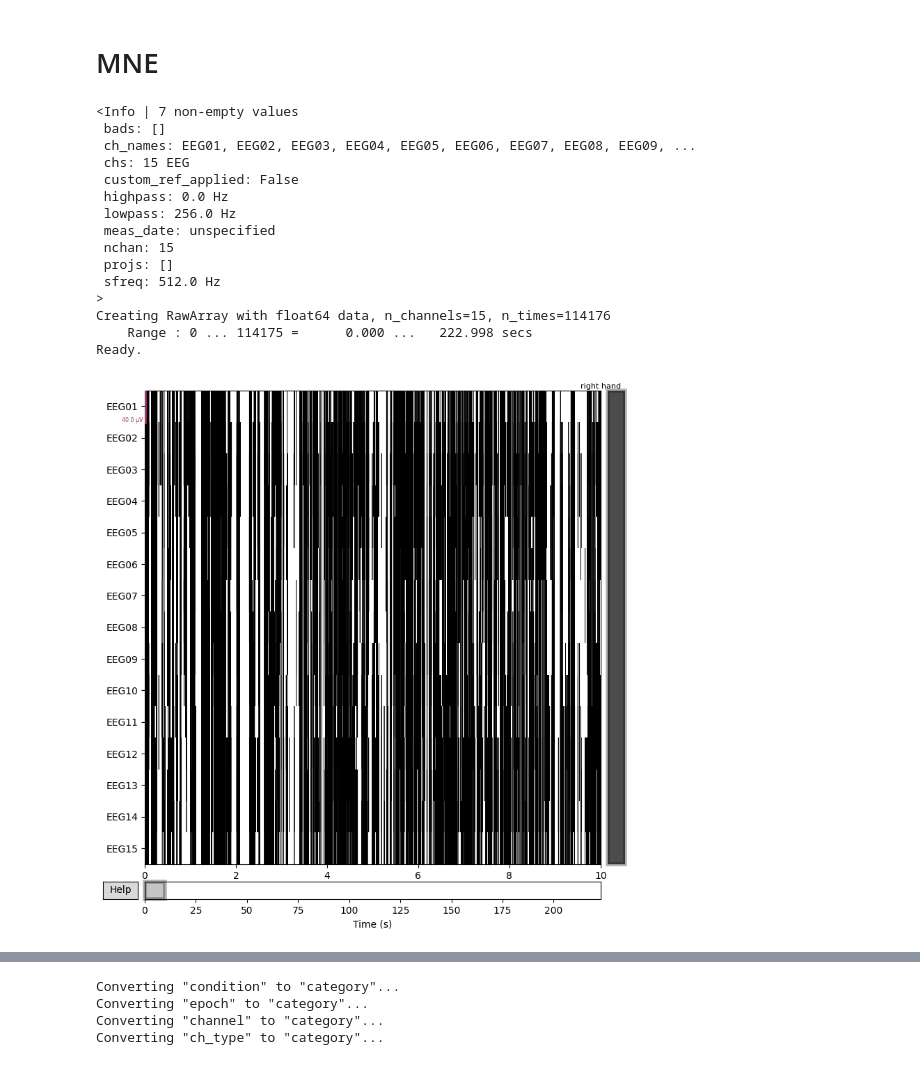
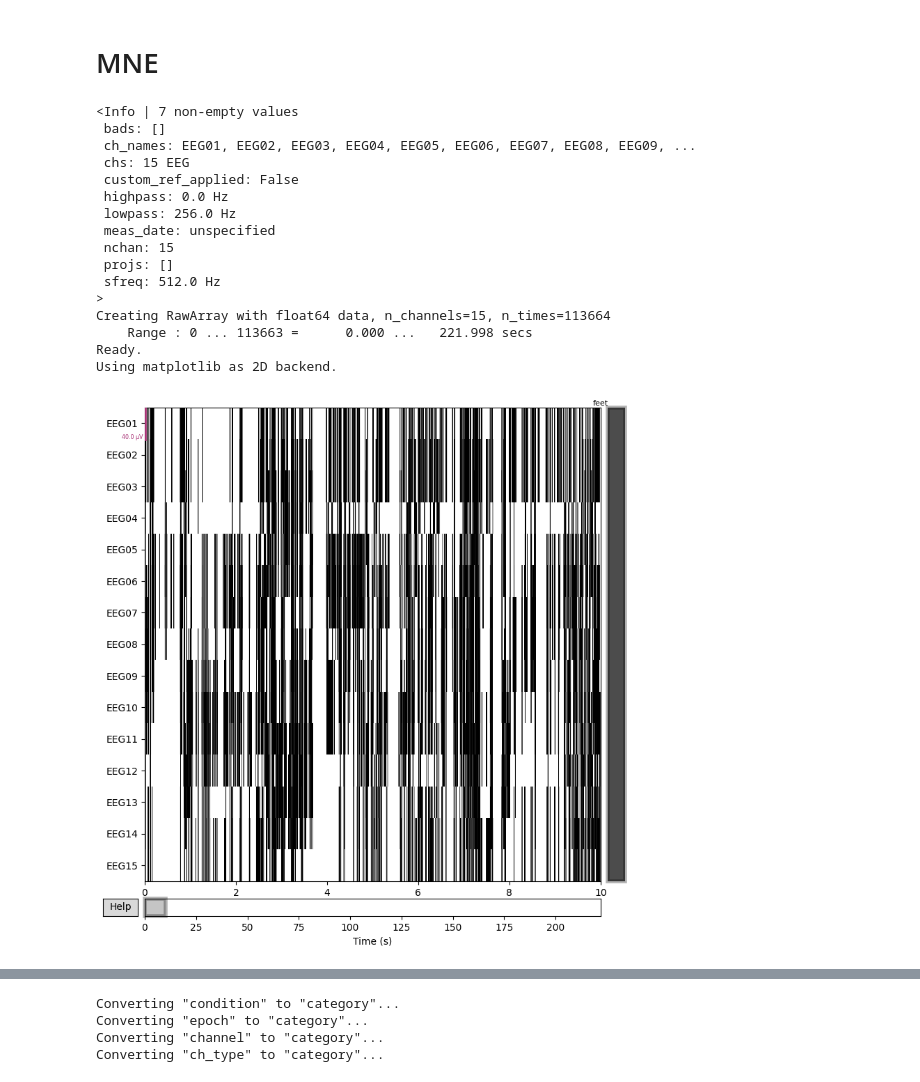
Before and after one commit to toregude/TTK7-MI-t-f-analysis, a Jupyter notebook: mne_analisys.ipynb, the cells around one changed output, grey strips where cells are left out. Drawn from its saved outputs; the diff is of its cells as text; code cells hidden in the pictures.

```diff
--- a/mne_analisys.ipynb
+++ b/mne_analisys.ipynb
@@ -252,34 +252,35 @@ def create_raw_from_subject(subject: Subject, run: int):
         (
             np.array(run_object.cue_id.T, dtype=int),
             np.zeros(20, dtype=int),
             np.array(run_object.markers.T, dtype=int),
         )
     )
     events = events.reshape((20, 3))
     event_dict={}
     for i in range(len(run_object.classes)):
         event_dict[run_object.classes[i]]=i+1
 
     return raw, events, event_dict
 
 info = create_info_from_subject(subjects[1])
 print(info)
-raw, events, event_dict = create_raw_from_subject(subjects[1], 0)
+raw, events, event_dict = create_raw_from_subject(subjects[2], 0)
 raw.plot(events=events, event_id = event_dict)
 # %% [output]
 <Info | 7 non-empty values
  bads: []
  ch_names: EEG01, EEG02, EEG03, EEG04, EEG05, EEG06, EEG07, EEG08, EEG09, ...
  chs: 15 EEG
  custom_ref_applied: False
  highpass: 0.0 Hz
  lowpass: 256.0 Hz
  meas_date: unspecified
  nchan: 15
  projs: []
  sfreq: 512.0 Hz
 >
-Creating RawArray with float64 data, n_channels=15, n_times=114176
-    Range : 0 ... 114175 =      0.000 ...   222.998 secs
+Creating RawArray with float64 data, n_channels=15, n_times=113664
+    Range : 0 ... 113663 =      0.000 ...   221.998 secs
 Ready.
+Using matplotlib as 2D backend.
-[figure, old version]
+[figure, new version]
```
Also changed, not shown: parts of 7 cells of this notebook.
